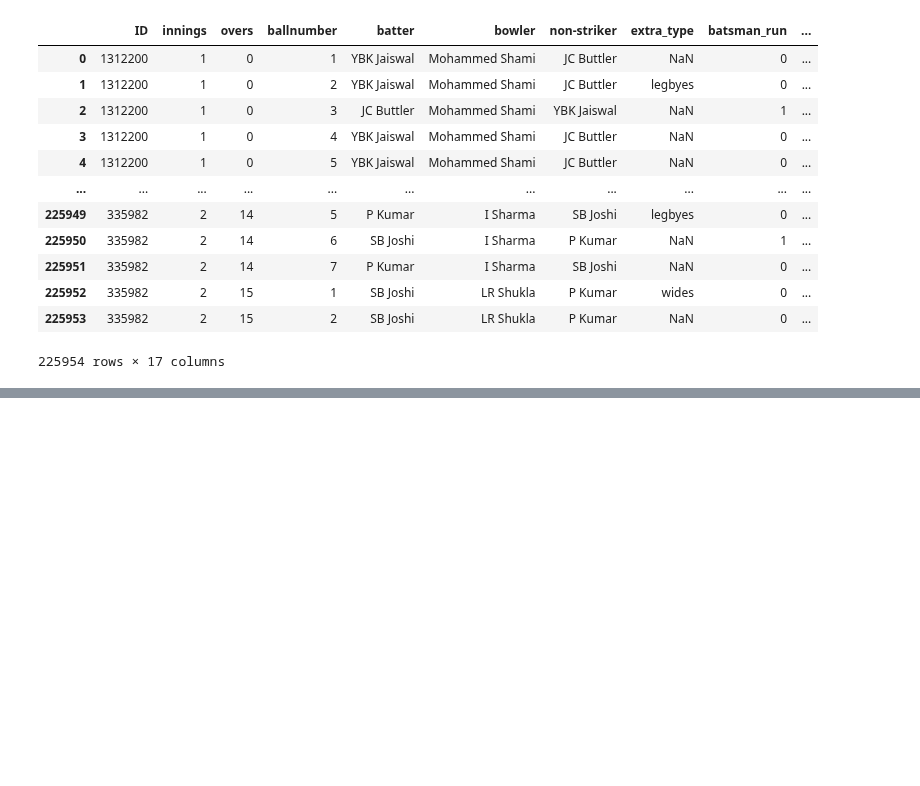
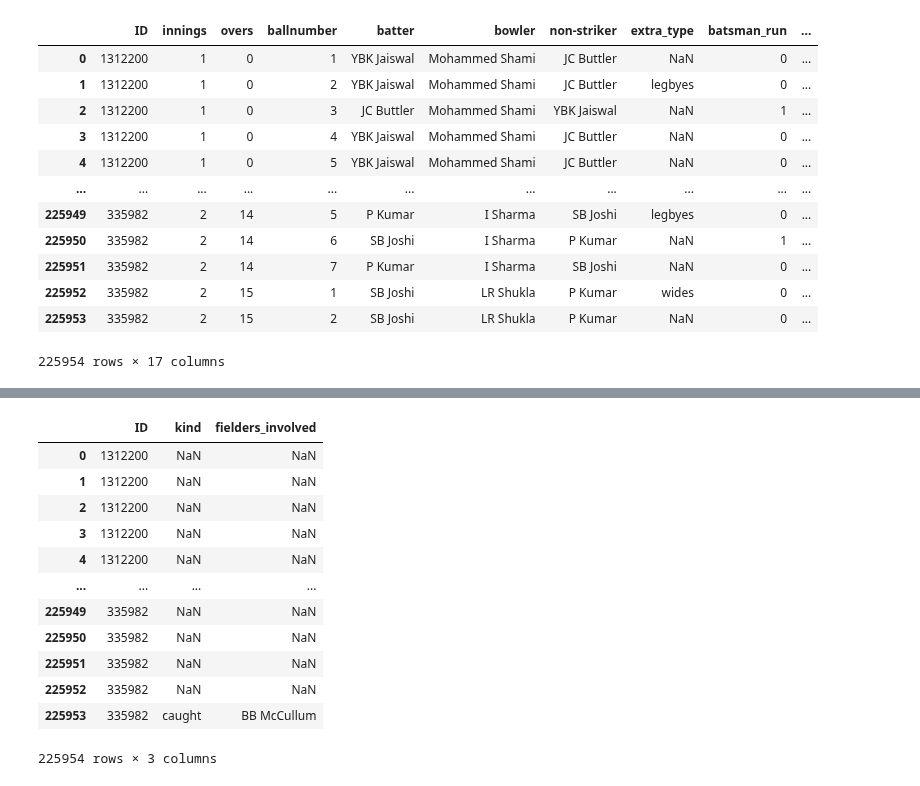
Before and after one commit to ubco-W2022T2-data301/project-group-group60, a Jupyter notebook: analysis/analysis3.ipynb, the cells around one changed output, grey strips where cells are left out. Drawn from its saved outputs; the diff is of its cells as text; code cells hidden in the pictures; blank space fills up the shorter version.

```diff
--- a/analysis/analysis3.ipynb
+++ b/analysis/analysis3.ipynb
@@ -45,0 +35,18 @@ matches
+# %%
+df = ball_by_ball
+df = df.loc[:, ['ID', 'kind', 'fielders_involved']]
+df
+# %% [output]
+|  | ID | kind | fielders_involved |
+| 0 | 1312200 | NaN | NaN |
+| 1 | 1312200 | NaN | NaN |
+| 2 | 1312200 | NaN | NaN |
+| 3 | 1312200 | NaN | NaN |
+| 4 | 1312200 | NaN | NaN |
+| ... | ... | ... | ... |
+| 225949 | 335982 | NaN | NaN |
+| 225950 | 335982 | NaN | NaN |
+| 225951 | 335982 | NaN | NaN |
+| 225952 | 335982 | NaN | NaN |
+| 225953 | 335982 | caught | BB McCullum |
+225954 rows × 3 columns
```
Also changed, not shown: parts of 14 cells of this notebook.
